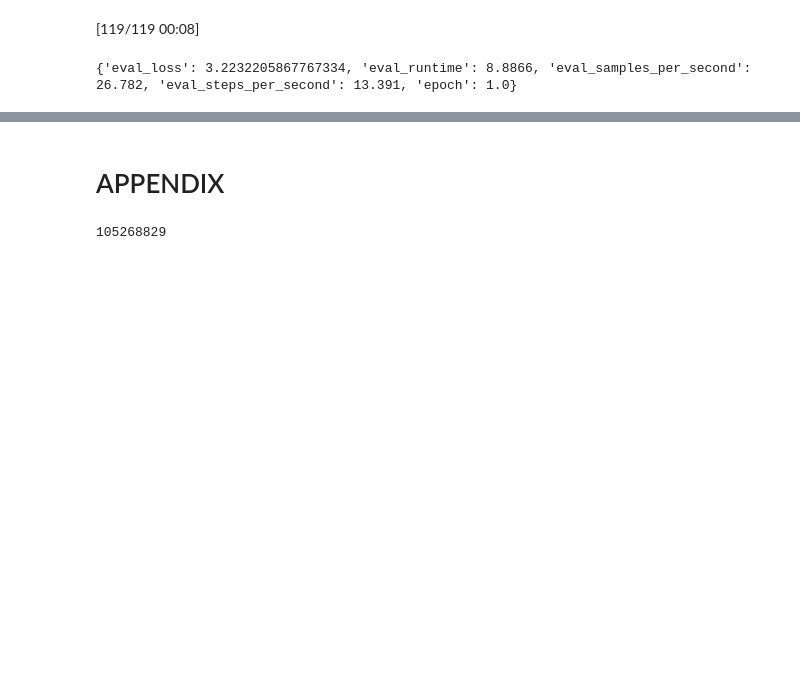
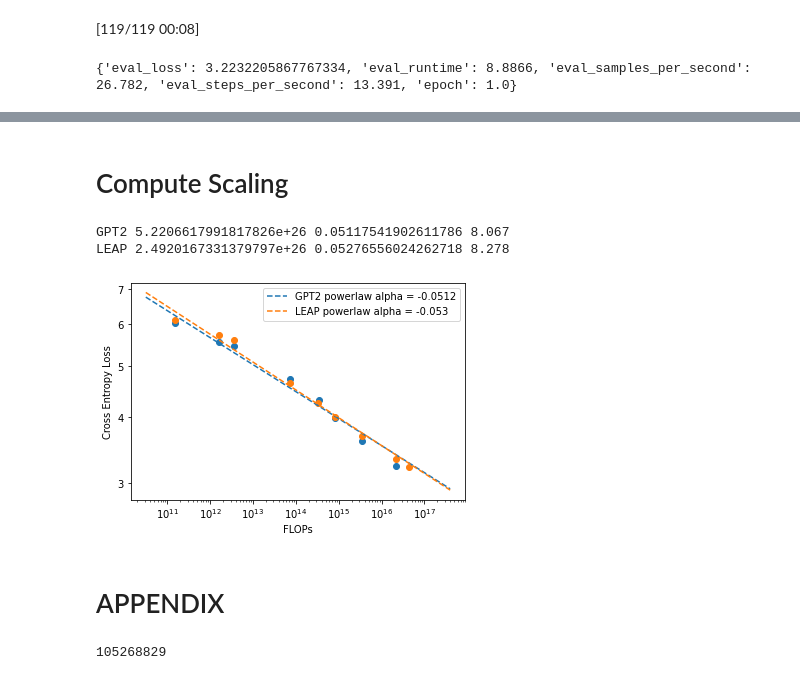
Before and after one commit to mtanghu/LEAP, a Jupyter notebook: Scaling.ipynb, the cells around one changed output, grey strips where cells are left out. Drawn from its saved outputs; the diff is of its cells as text; code cells hidden in the pictures; blank space fills up the shorter version.

```diff
--- a/Scaling.ipynb
+++ b/Scaling.ipynb
@@ -660,3 +748,54 @@ Human Readable: 42,697,213,473,718,272
+# %% [markdown]
+# Compute Scaling
+# %%
+gpt2_flos = np.array([
+    150249406464,
+    1646670643200,
+    3568494182400,
+    74808640143360,
+    338150979403776,
+    832464675667968,
+    3426220553011200,
+    21348380048228352,
+], dtype = 'int64')
+
+leap_flos = np.array([
+    148869218304,
+    1639990689792,
+    3555422699520,
+    74581272428544,
+    337286462177280,
+    830556657942528,
+    3420105859399680,
+    21320987684634624,
+    42697213473718272,
+], dtype = 'int64')
+
+x = 10**np.arange(start = 10.5, stop = 17.7, step = .1, dtype = 'float64')
+plt.loglog()
+plt.yticks([3, 4, 5, 6, 7], labels = [3, 4, 5, 6, 7])
+
+#plt.plot(gpt2_flos, gpt2_y, ".-", color = 'C0', label = "GPT2 linear interpolation", markersize = 10)
+plt.scatter(x = gpt2_flos, y = gpt2_y)
+(n_c, a), _ = curve_fit(powerlaw, gpt2_flos, gpt2_y, maxfev=10000, p0 = np.array([9e30, .05]))
+plt.plot(x, powerlaw(x, n_c, a), label = f'GPT2 powerlaw alpha = {-a:.3}', linestyle = '--')
+print("GPT2", n_c, a, f'{powerlaw(10**9, n_c, a):.4}')
+
+#plt.plot(leap_flos, leap_y, ".-", color = 'C1', label = "LEAP linear interpolation", markersize = 10)
+plt.scatter(x = leap_flos, y = leap_y)
+(n_c, a), _ = curve_fit(powerlaw, leap_flos, leap_y, maxfev=10000, p0 = np.array([9e30, .05]))
+plt.plot(x, powerlaw(x, n_c, a), label = f'LEAP powerlaw alpha = {-a:.2}', linestyle = '--')
+print("LEAP", n_c, a, f'{powerlaw(10**9, n_c, a):.4}')
+
+plt.xlabel("FLOPs")
+plt.ylabel("Cross Entropy Loss")
+plt.legend()
+plt.savefig('compute_scale.png', dpi = 100)
+plt.show()
+# %% [output]
+GPT2 5.2206617991817826e+26 0.05117541902611786 8.067
+LEAP 2.4920167331379797e+26 0.05276556024262718 8.278
+[figure, added]
 # %% [markdown]
 # APPENDIX
 # %%
```
Also changed, not shown: parts of 3 cells of this notebook, 2 other files.
